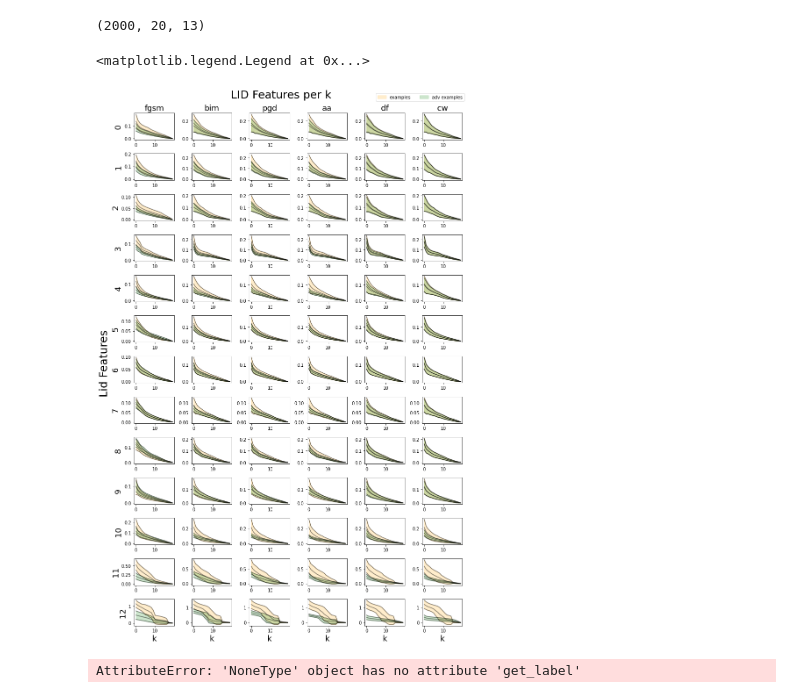
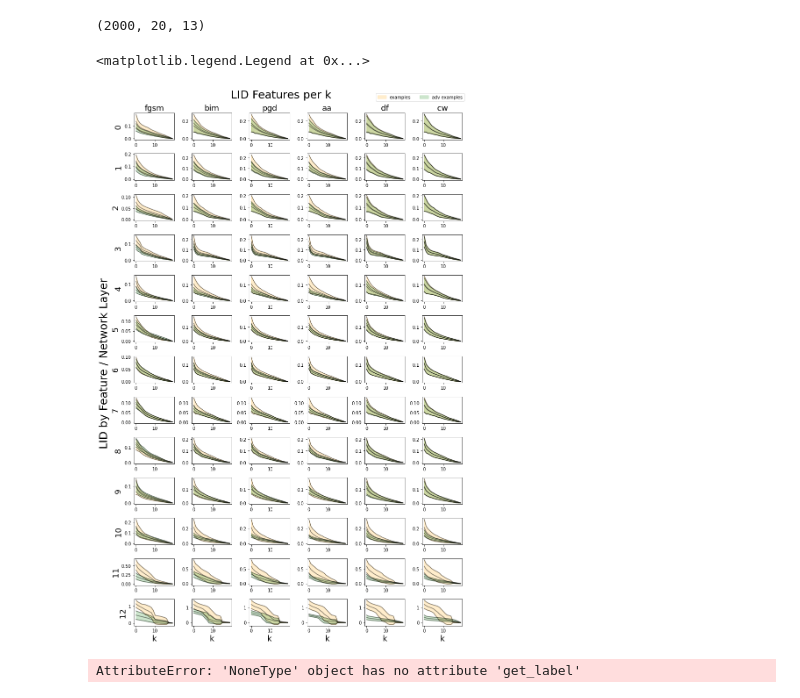
Before and after one commit to adverML/SpectralDefense, a Jupyter notebook: src/analysis_nonlinear_lid/lineplots.ipynb, the cells around one changed output. Cells and saved outputs as stored; diff of their text form; code cells hidden in the pictures.

```diff
--- a/src/analysis_nonlinear_lid/lineplots.ipynb
+++ b/src/analysis_nonlinear_lid/lineplots.ipynb
@@ -261,35 +261,35 @@ for package in packages:
             if layer == 12:
                 axs2[ layer, it ].set_xlabel( "k" , fontsize=18 )
                 # axs2[ layer, it ].set_xticks([0,1,2,3,4,5,6,7,8,9])
 
             arr_mean_layer = arr_mean[:, layer]
             arr_std_layer  = arr_std[:, layer]
 
             arr_x = np.arange(arr_mean_layer.shape[0])
             if package == 'lid_tmp_k':
                col1 = axs2[ layer, it ].fill_between(arr_x, arr_mean_layer - arr_std_layer, arr_mean_layer + arr_std_layer, color='orange', alpha=0.2, label='examples' )
             else:
                col2 = axs2[ layer, it ].fill_between(arr_x, arr_mean_layer - arr_std_layer, arr_mean_layer + arr_std_layer, color='green', alpha=0.2, label='adv examples' )
 
             axs2[ layer, it ].plot( arr_mean_layer                , 'k-', alpha=0.5 )
             axs2[ layer, it ].plot( arr_mean_layer - arr_std_layer, 'k-', alpha=0.5 )
             axs2[ layer, it ].plot( arr_mean_layer + arr_std_layer, 'k-', alpha=0.5 )
 
 
 fig2.suptitle("LID Features per k".format( lid_tmp_k_adv.shape[0] ) , fontsize=25 )
 # fig2.supxlabel('Attacks', fontsize=25)
-fig2.supylabel('Lid Features', fontsize=25)
+fig2.supylabel('LID by Feature / Network Layer', fontsize=25)
 fig2.tight_layout(rect=[0, 0, 0.99, 0.99])
 # plt.subplot_tool()
 # fig2.subplots_adjust(top=0.04)
 
 # plt.legend(["examples", "adv examples"], loc="lower center", bbox_to_anchor=(1.2, -0.1), ncol=2)
 plt.legend(handles=[col1, col2], loc="upper right", bbox_to_anchor=(1.1, 20),  ncol=2)
 
 # fig2.savefig("plots/lines/mean_std{}.svg".format("lid"))
 # %% [output]
 <matplotlib.legend.Legend at 0x...>
-[figure, old version]
+[figure, new version]
 # %%
 fig2.savefig("plots/lines/mean_std{}_k20.svg".format("lid"))
 # %%
```
Also changed, not shown: 24 other files.
